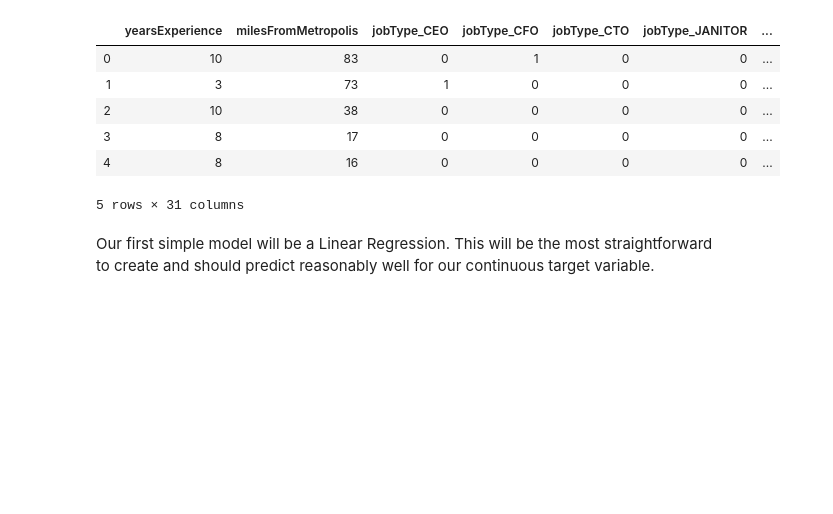
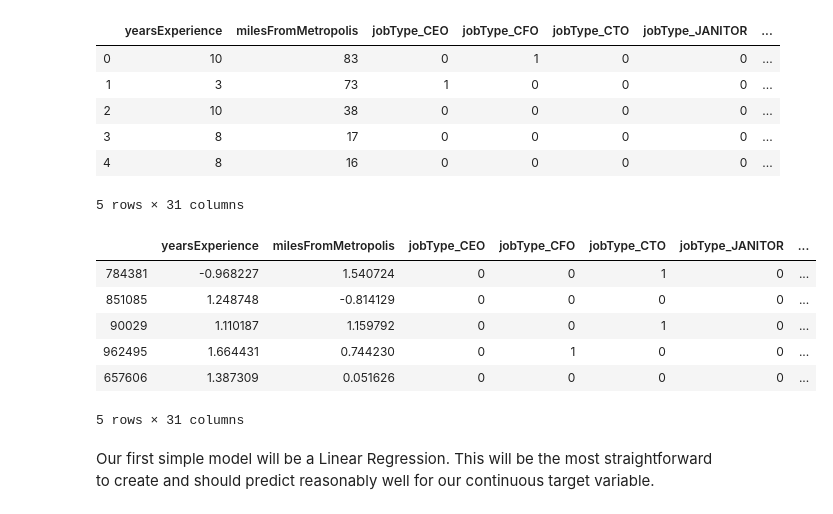
Before and after one commit to kevinodata/salary_predictions_portfolio, a Jupyter notebook: first_project.ipynb, the cells around one changed output. Saved outputs shown, nothing was run; the diff lists cells and outputs as text; code cells hidden in the pictures; blank space fills up the shorter version.

Commit message:
Scaled data

```diff
--- a/first_project.ipynb
+++ b/first_project.ipynb
@@ -375,8 +379,24 @@ X.head()
 | 4 | 8 | 16 | 0 | 0 | 0 | 0 | ... |
 5 rows × 31 columns
 # %%
-# Our features all seem to be there. All that's left is to split our data into train and test sets.
+# Our features all seem to be there.
+# All that's left is to split our data into train and test sets and scale the two numerical features.
 X_train, X_test, y_train, y_test = train_test_split(X, y, test_size=0.2, random_state=42)
+
+scaler = StandardScaler()
+X_train.iloc[:,:2] = scaler.fit_transform(X_train.iloc[:,:2])
+X_test.iloc[:,:2] = scaler.transform(X_test.iloc[:,:2])
+
+# Let's confirm that the scaling occured
+X_train.head()
+# %% [output]
+|  | yearsExperience | milesFromMetropolis | jobType_CEO | jobType_CFO | jobType_CTO | jobType_JANITOR | ... |
+| 784381 | -0.968227 | 1.540724 | 0 | 0 | 1 | 0 | ... |
+| 851085 | 1.248748 | -0.814129 | 0 | 0 | 0 | 0 | ... |
+| 90029 | 1.110187 | 1.159792 | 0 | 0 | 1 | 0 | ... |
+| 962495 | 1.664431 | 0.744230 | 0 | 1 | 0 | 0 | ... |
+| 657606 | 1.387309 | 0.051626 | 0 | 0 | 0 | 0 | ... |
+5 rows × 31 columns
 # %% [markdown]
 Our first simple model will be a Linear Regression. This will be the most straightforward to create and should predict reasonably well for our continuous target variable.
 # %%
```
Also changed, not shown: parts of 4 cells of this notebook.
